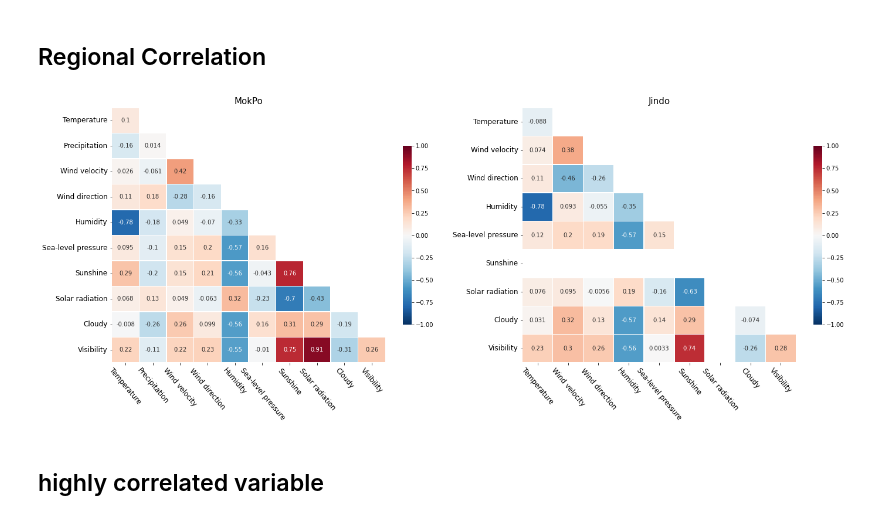
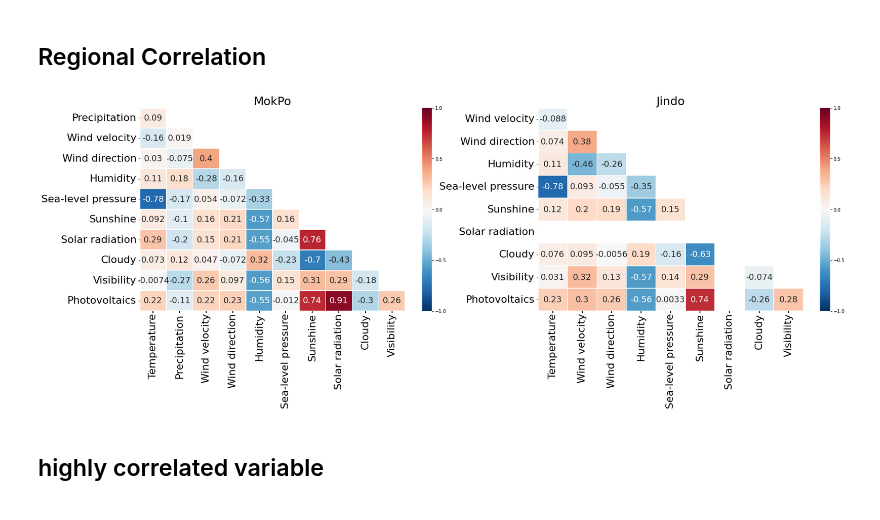
Before and after one commit to Hanchaeeun/SolarPower-Analysis, a Jupyter notebook: 03_Correlation-Analysis.ipynb, the cells around one changed output. Saved outputs shown, nothing was run; the diff lists cells and outputs as text; code cells hidden in the pictures.

Commit message:
feat : Change data set

```diff
--- a/03_Correlation-Analysis.ipynb
+++ b/03_Correlation-Analysis.ipynb
@@ -32,7 +32,7 @@ Jd_df
 | 58117 | 1.9 | 3.0 | 270.0 | 56.0 | 1026.9 | NaN | NaN | ... |
 58118 rows × 14 columns
 # %%
-Mp_df = pd.read_csv('/content/gdrive/MyDrive/SolarPower/Mokpo_df.csv')
+Mp_df = pd.read_csv('/content/gdrive/MyDrive/SolarPower/Mokpo_df.csv', low_memory=False)
 print(Mp_df.shape)
 Mp_df
 # %% [output]
@@ -52,0 +59,3 @@ Mp_df
+# %%
+Mp_df = Mp_df.replace(',0.00','0.00')
+Mp_df = Mp_df.astype({'Photovoltaics':float})
@@ -53,8 +82,8 @@ Mp_df
 # %% [markdown]
 # Day plot
 # %%
-Jd_cols = [i for i in Jd_df.columns if i not in ['Date', 'Area', 'Time', 'Month']]
-Mp_cols = [i for i in Mp_df.columns if i not in ['Date', 'Area', 'Time', 'Month']]
+Jd_cols = [i for i in Jd_df.columns if i not in ['Date', 'Area', 'Power-plant', 'Time', 'Month']]
+Mp_cols = [i for i in Mp_df.columns if i not in ['Date', 'Area', 'Power-plant', 'Time', 'Month']]
 # %%
 plt.figure(figsize=(25, 30))
 plt.suptitle('Jindo', y=0.92, fontsize=25)
@@ -74,41 +103,16 @@ for idx, i in enumerate(Jd_cols):
 # %% [markdown]
 # Correlation analysis
-# %%
-def Correlation(area_df, cols, ax):
-  data = area_df.copy()
-  data = data[cols]
-
-  corr_df = data.corr()
-
-  mask = np.zeros_like(corr_df, dtype=bool)
-  mask[np.triu_indices_from(mask)] = True
-  mask = mask[1:,:-1]
-  corr_data = corr_df.iloc[1:,:-1]
-
-  sns.heatmap(corr_data,
-            cmap = 'RdBu_r',
-            annot = True,
-            mask = mask,
-            linewidths = .5,
-            cbar_kws = {"shrink": .7},
-            vmin = -1,
-            vmax = 1,
-            ax = ax)
-
-  ax.set_xticklabels(cols, rotation=-50, fontsize=12)
-  ax.set_yticklabels(cols, fontsize=12)
-  return corr_df
 # %% [markdown]
 ## Regional Correlation
 # %%
-fig, (ax1, ax2) =  plt.subplots(figsize=(23,8), nrows=1, ncols=2)
+fig, (ax1, ax2) =  plt.subplots(figsize=(28,8), nrows=1, ncols=2)
 
-ax1.set_title('MokPo', fontsize=15)
+ax1.set_title('MokPo', fontsize=25)
 corr_Mp = Correlation(Mp_df, Mp_cols, ax1)
-ax2.set_title('Jindo', fontsize=15)
+ax2.set_title('Jindo', fontsize=25)
 corr_Jd = Correlation(Jd_df, Jd_cols, ax2)
 # %% [output]
-[figure, old version]
+[figure, new version]
 # %% [markdown]
 ## highly correlated variable
 # %%
```
Also changed, not shown: parts of 16 cells of this notebook, 1 other file.
